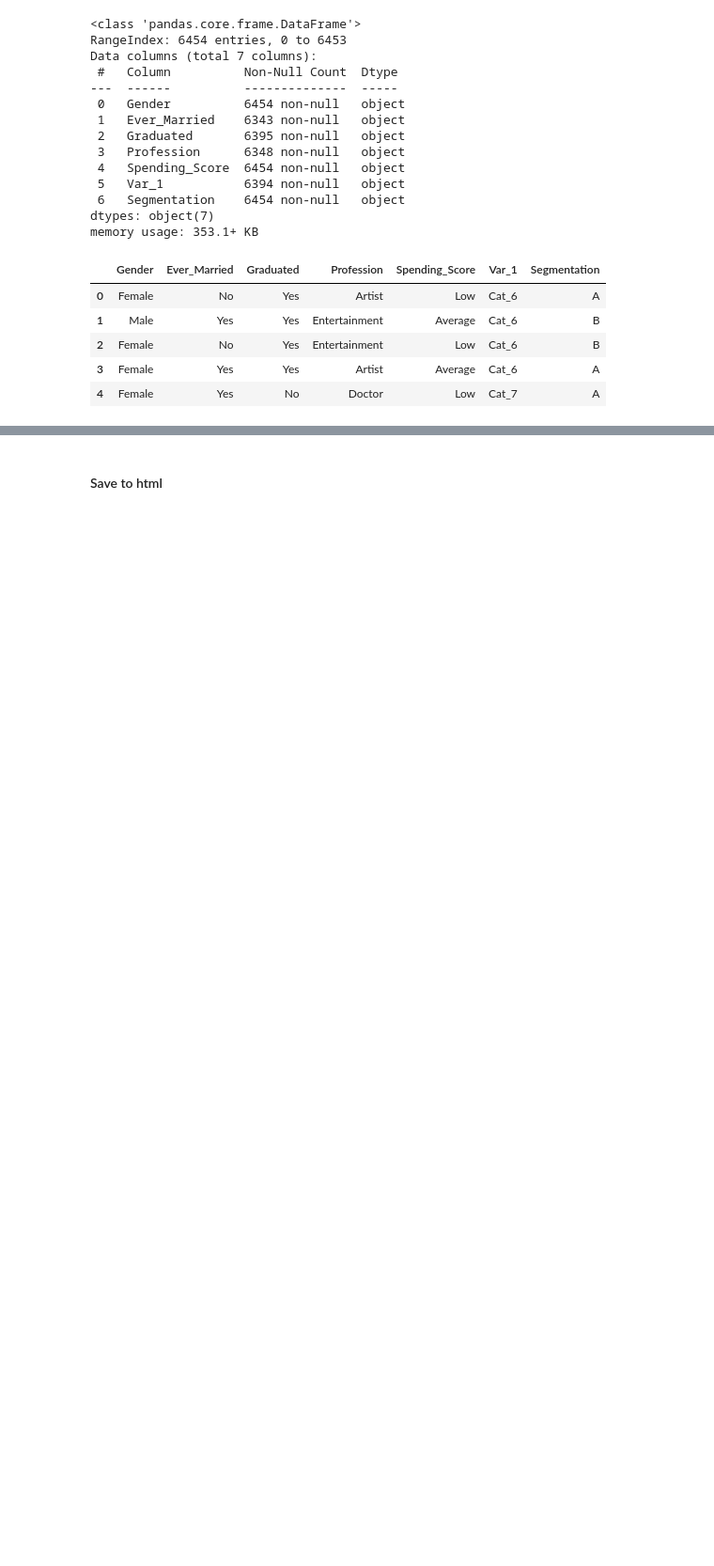
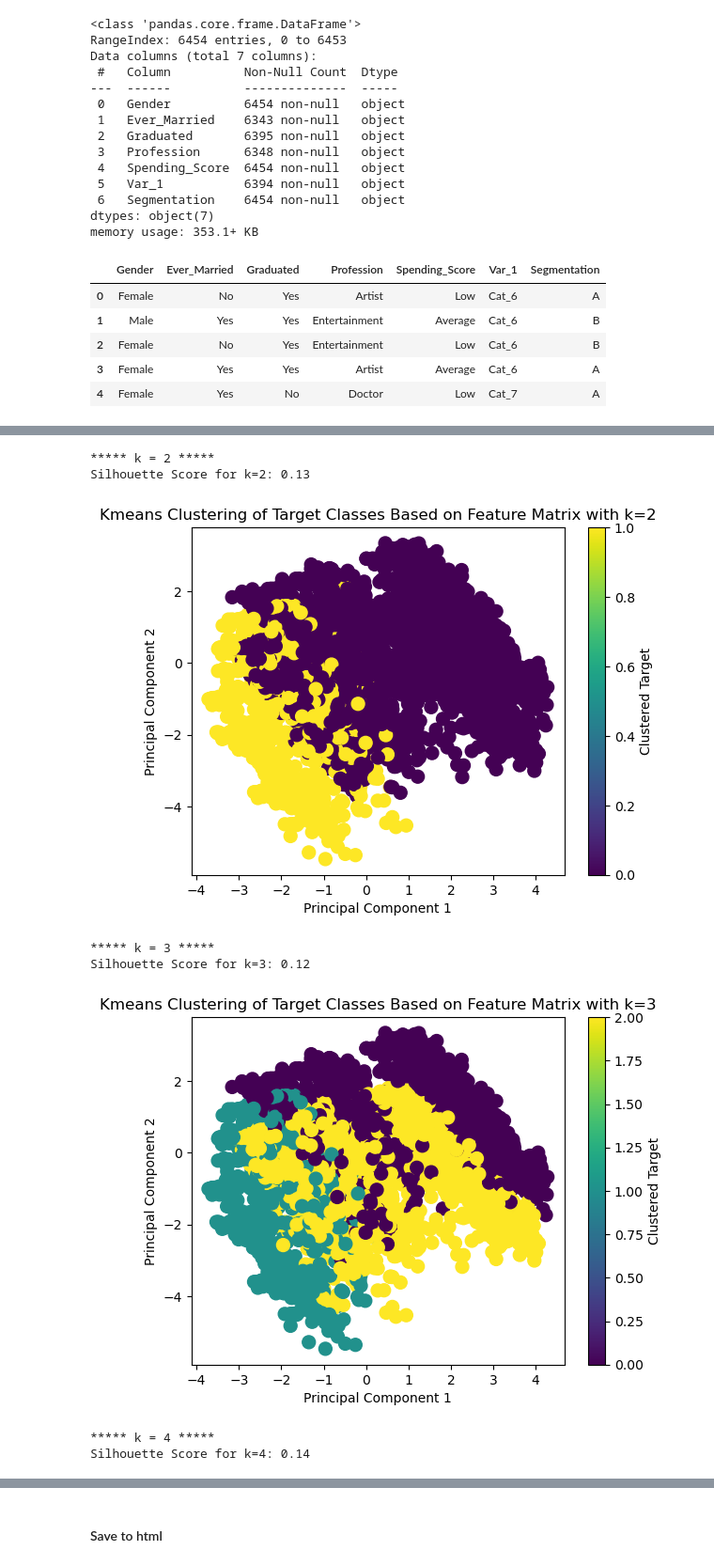
Before and after one commit to nfarrell011/customer-segmentation, a Jupyter notebook: process_notebooks/phase2_eda.ipynb, the cells around one changed output, grey strips where cells are left out. Shown at 94% size. Cells and saved outputs as stored; diff of their text form; code cells hidden in the pictures; blank space fills up the shorter version.

Commit message:
eda update: clustering

```diff
--- a/process_notebooks/phase2_eda.ipynb
+++ b/process_notebooks/phase2_eda.ipynb
@@ -60,5 +60,9 @@ start = time()
 
 # Paths to Data
 train_path = "data/data_splits/train_df.csv"
+
+target = "Segmentation"
+
+random_state = 18
 # %%
 # Utility Functions
@@ -508,0 +542,12 @@ B              1486                 23.0
+# %%
+from sklearn.preprocessing import StandardScaler
+
+# Initialize  StandardScaler
+scaler = StandardScaler()
+
+# Normalize the class summaries
+norm_enc_feature_df = pd.DataFrame(scaler.fit_transform(enc_featre_df),
+                                    columns=enc_featre_df.columns,
+                                    index=enc_featre_df.index)
+norm_enc_df = pd.concat([norm_enc_feature_df, target_df], axis=1)
+norm_enc_df
@@ -508,0 +568,42 @@ B              1486                 23.0
+# %%
+from sklearn.cluster import KMeans
+from sklearn.decomposition import PCA
+from sklearn.metrics import silhouette_score
+
+for k in range(2, target_df.nunique() + 1):
+
+    print(f"\n***** k = {k} *****")
+
+    clustering_df = norm_enc_df.copy()
+
+    # Reduce to k for simple classification
+    kmeans = KMeans(n_clusters=k, random_state=random_state)
+    clustering_df[target] = kmeans.fit_predict(norm_enc_feature_df)
+
+    # Silhoutte score
+    sil_score = silhouette_score(clustering_df.loc[:, :target], clustering_df[target])
+    print(f'Silhouette Score for k={k}: {sil_score:.2f}')
+
+    # PCA for plotting
+    pca = PCA(n_components=2, random_state=random_state)
+    X_pca = pca.fit_transform(clustering_df.iloc[:, :-1])
+
+
+    # Plot the clustered targets
+    plt.scatter(X_pca[:, 0], X_pca[:, 1], c=clustering_df[target], cmap='viridis', s=100)
+    plt.title(f'Kmeans Clustering of Target Classes Based on Feature Matrix with k={k}')
+    plt.xlabel('Principal Component 1')
+    plt.ylabel('Principal Component 2')
+    plt.colorbar(label='Clustered Target')
+    plt.show()
+
+    del clustering_df
+# %% [output]
+***** k = 2 *****
+Silhouette Score for k=2: 0.13
+[figure, added]
+***** k = 3 *****
+Silhouette Score for k=3: 0.12
+[figure, added]
+***** k = 4 *****
+Silhouette Score for k=4: 0.14
```
Also changed, not shown: parts of 12 cells of this notebook.
